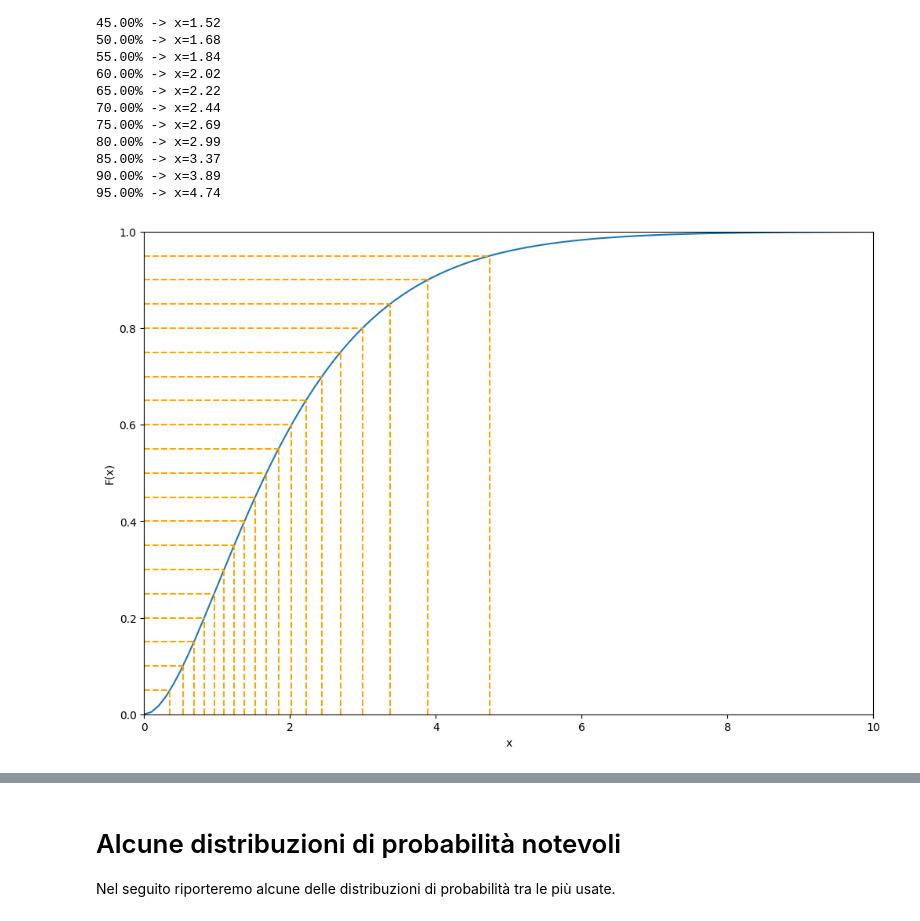
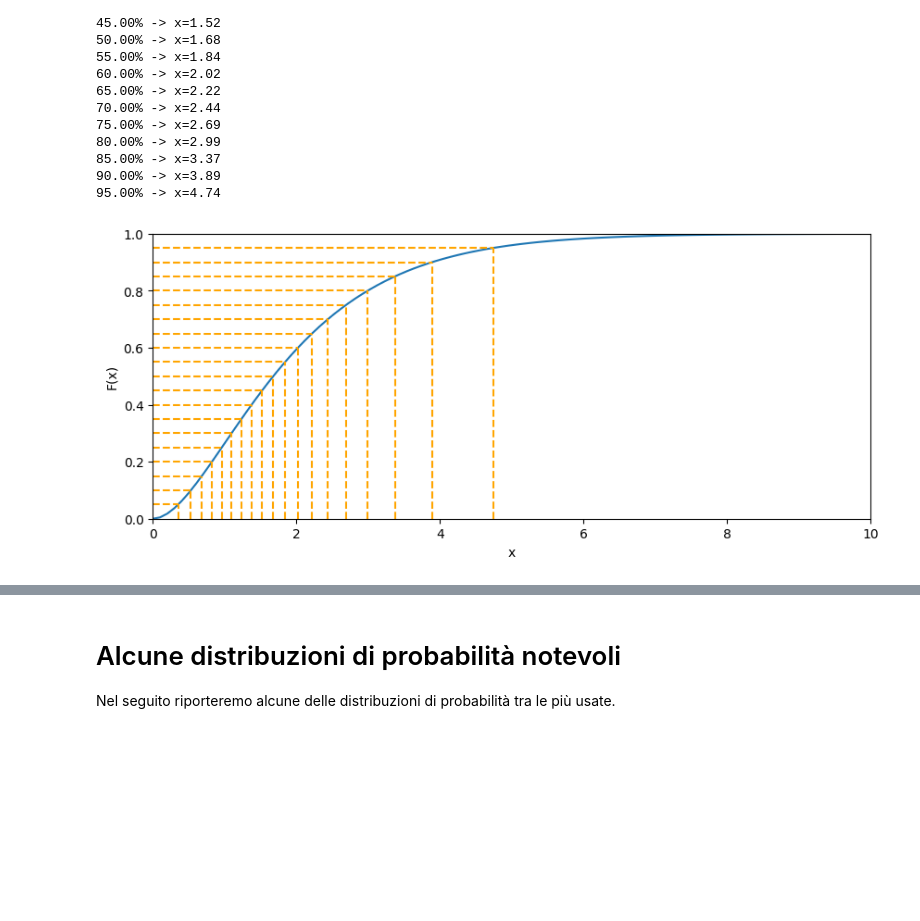
Before and after one commit to lucalista/analisi-dati-2024, a Jupyter notebook: 06.05.00__Distribuzioni_di_probabilita_continue.ipynb, the cells around one changed output, grey strips where cells are left out. Drawn from its saved outputs; the diff is of its cells as text; code cells hidden in the pictures; blank space fills up the shorter version.

```diff
--- a/06.05.00__Distribuzioni_di_probabilita_continue.ipynb
+++ b/06.05.00__Distribuzioni_di_probabilita_continue.ipynb
@@ -102,21 +102,21 @@ Per questo esercizio, però, preferiamo usare un esempio di calcolo numerico, ch
 # %%
 from scipy.optimize import fmin
 # %%
-plt.figure(figsize=(12,8))
+plt.figure(figsize=(10, 4))
 x = np.linspace(0, 10, 100)
 k = 2
-my_pdf = gamma(k, scale=1)
-y = my_pdf.pdf(x)
+f = gamma(k, scale=1)
+y = f.pdf(x)
 plt.plot(x, y, label='f(x)')
-mean = my_pdf.mean()
+mean = f.mean()
 print('mean: ', mean)
-plt.plot([mean, mean], [0, my_pdf.pdf(mean)], label='mean', linestyle='--')
-median = my_pdf.median()
+plt.plot([mean, mean], [0, f.pdf(mean)], label='mean', linestyle='--')
+median = f.median()
 print('median: ', median)
-plt.plot([median, median], [0, my_pdf.pdf(median)], label='median', linestyle='--')
-mode = fmin(lambda x: - my_pdf.pdf(x), 1)[0]
+plt.plot([median, median], [0, f.pdf(median)], label='median', linestyle='--')
+mode = fmin(lambda x: -f.pdf(x), 2)[0]
 print('mode: ', mode)
-plt.plot([mode, mode], [0, my_pdf.pdf(mode)], label='mode', linestyle='--')
+plt.plot([mode, mode], [0, f.pdf(mode)], label='mode', linestyle='--')
 plt.xlim(0, 10)
 plt.ylim(bottom=0)
 plt.xlabel('x')
@@ -226,7 +226,7 @@ root = fsolve(f_minus_p, 0.5)
 x_p = root[0]
 # %%
 # in una sola linea di codice:
-x_p = fsolve(lambda x: my_pdf.cdf(x) - p, 0.5)[0]
+x_p = fsolve(lambda x: f.cdf(x) - p, 0.5)[0]
 print("{:.2%} percentile: {:.2f}".format(p, x_p))
 # %% [output]
 10.00% percentile: 0.53
@@ -238,7 +238,7 @@ print("F({:.2f}): {:.2}".format(x_p, my_pdf.cdf(x_p)))
 F(0.53): 0.1
 # %%
 perc = np.arange(0.05, 1, 0.05)
-x_perc = [fsolve(lambda x: my_pdf.cdf(x) - p, 0.5)[0] for p in perc]
+x_perc = [fsolve(lambda x: f.cdf(x) - p, 0.5)[0] for p in perc]
 for pc, x_pc in zip(perc, x_perc):
     print("{:.2%} -> x={:.2f}".format(pc, x_pc))
 # %% [output]
@@ -262,19 +262,19 @@ for pc, x_pc in zip(perc, x_perc):
 90.00% -> x=3.89
 95.00% -> x=4.74
 # %%
-plt.figure(figsize=(12,8))
+plt.figure(figsize=(10, 4))
 step = 0.01
 k = 2
-y = my_pdf.cdf(x)
+y = f.cdf(x)
 plt.plot(x, y, label='F(x)')
 for p, x_p in zip(perc, x_perc):
     plt.plot([x_p, x_p], [0, p], color='orange', linestyle='--')
     plt.plot([0, x_p], [p, p], color='orange', linestyle='--')
 plt.ylim(0, 1)
 plt.xlim(0, 10)
 plt.xlabel('x')
 plt.ylabel('F(x)')
 plt.show()
 # %% [output]
-[figure, old version]
+[figure, new version]
 # %%
```
Also changed, not shown: parts of 27 cells of this notebook.
